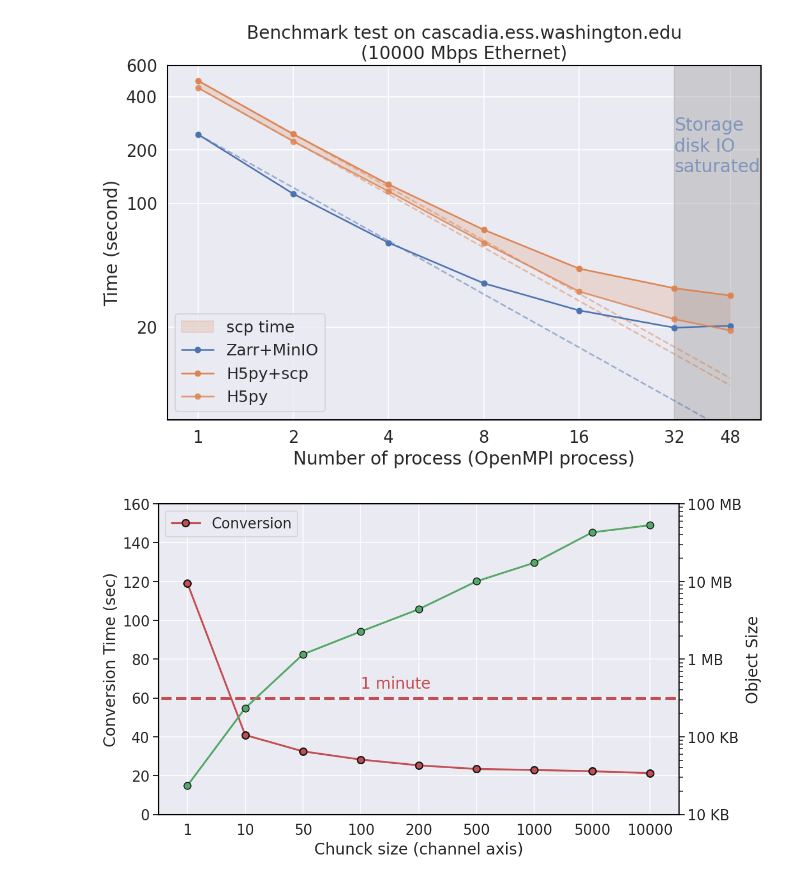
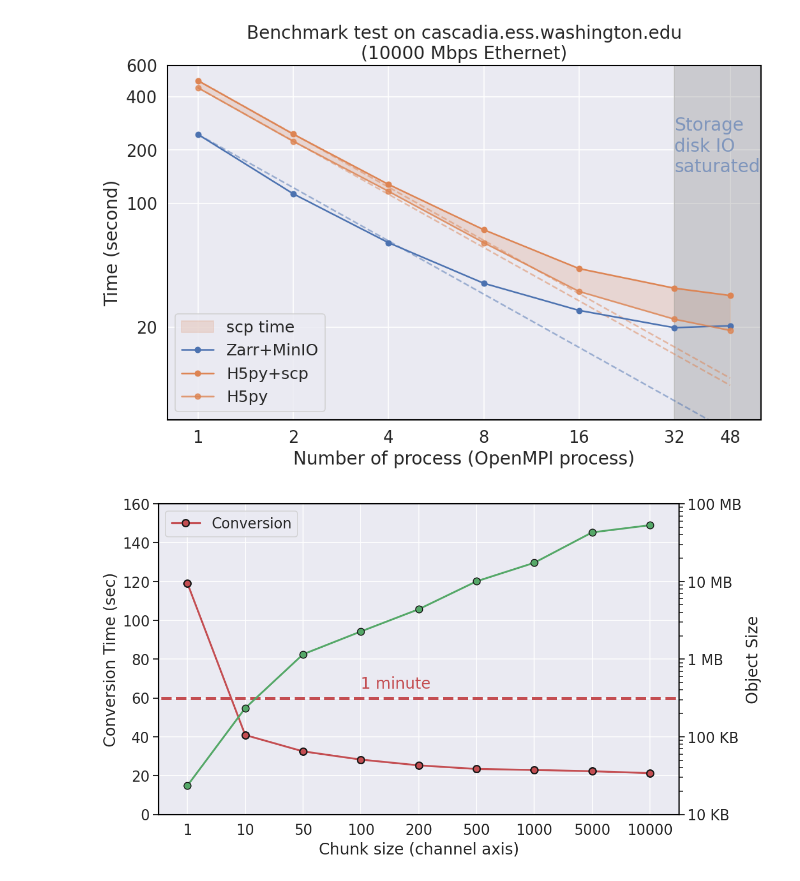
Before and after one commit to niyiyu/DASstore, a Jupyter notebook: notebooks/plot_benchmark.ipynb, the cells around one changed output. Cells and saved outputs as stored; diff of their text form; code cells hidden in the pictures.

```diff
--- a/notebooks/plot_benchmark.ipynb
+++ b/notebooks/plot_benchmark.ipynb
@@ -80,35 +80,35 @@ df2 = pd.read_csv("./chunk_size_test.csv", delimiter= ',')[:-1]
 plt.figure(figsize = (10, 6), dpi = 120)
 plt.plot(np.arange(9), df2['conversion_time_per_h5'], marker = '.', markersize = 15, linewidth = 2,
                     color = 'r', label = "Conversion", markeredgewidth=1.5, markeredgecolor = 'k')
 plt.hlines(60, -2, 12, color = 'r', linestyles= '--', linewidth = 3)
 plt.text(3, 65, "1 minute", color = 'r')
 plt.ylabel("Conversion Time (sec)")
 # plt.yscale("log")
 plt.ylim([0, 160])
 lines, labels = plt.gca().get_legend_handles_labels()
-plt.xlabel("Chunck size (channel axis)")
+plt.xlabel("Chunk size (channel axis)")
 
 ax2 = plt.gca().twinx()
 plt.xlim([-0.5, 8.5])
 plt.ylim([0.01, 100])
 
 
 ax2.plot(np.arange(9), 1115/df2['number_of_objects_per_h5'], marker = '.', markersize = 15, linewidth = 2,
                     color = 'g', markeredgewidth=1., markeredgecolor = 'k')
 plt.ylabel("Object Size")
 plt.yscale("log")
 plt.yticks([0.01, 0.1, 1, 10, 100], ["10 KB", "100 KB", "1 MB", "10 MB", "100 MB"])
 
 
 plt.xticks(np.arange(9), [int(i) for i in df2['chunksize_dim1']])
 
 lines2, labels2 = ax2.get_legend_handles_labels()
 plt.gca().legend(lines + lines2, labels + labels2, loc = 'upper left')
 plt.grid(False)
 
 plt.savefig('bm-conversion-processing.png', dpi = 300, bbox_inches = 'tight')
 # %% [output]
-[figure, old version]
+[figure, new version]
 # %%
 plt.figure(figsize = (10, 6), dpi = 120)
 plt.bar(np.arange(1, 10), df2['number_of_objects_per_h5'], edgecolor = 'k', width = 0.5, #marker = '.', markersize = 15, linewidth = 2,
```
Also changed, not shown: parts of 1 cell of this notebook, 2 other files.
